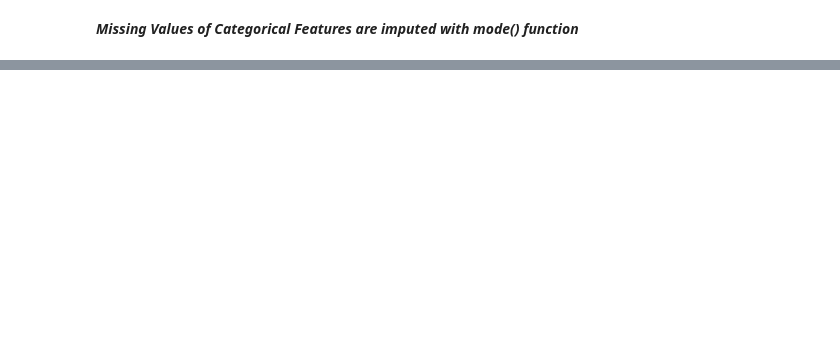
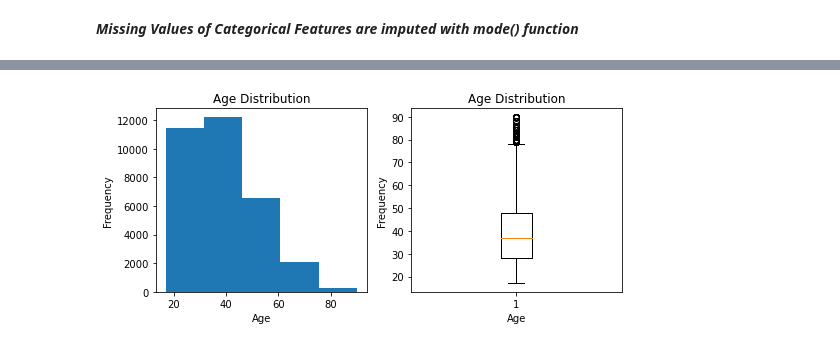
Before and after one commit to wiznikvibe/mlpractical, a Jupyter notebook: classification_models.ipynb, the cells around one changed output, grey strips where cells are left out. Cells and saved outputs as stored; diff of their text form; code cells hidden in the pictures; blank space fills up the shorter version.

```diff
--- a/classification_models.ipynb
+++ b/classification_models.ipynb
@@ -59,3 +59,7 @@ Data columns (total 15 columns):
 dtypes: int64(6), object(9)
 memory usage: 3.7+ MB
 ==================================================
+# %%
+# Categorical Features
+categorical_columns = [column for column in df.columns if df[column].dtype == 'O']
+categorical_columns
@@ -85,13 +110,3 @@ dtype: object
 ==================================================
 # %% [markdown]
 ***Features with Missing Values - workclass, occupation, native_country which are categorical features.***
-# %%
-print("""Missing Values Information """)
-
-# features = []
-for i in df.columns:
-    if df[i].isnull().sum() != 0:
-        # features.append(i)
-        print(f"{i}: {round(((df[i].isnull().sum()/len(df))*100),2)}%\n")
-
-        df[i] = df[i].fillna(df[i].mode()[0])
@@ -105,2 +113,12 @@ native_country: 1.79%
 # %% [markdown]
 ***Missing Values of Categorical Features are imputed with mode() function***
+# %%
+print("""Missing Values Information """)
+
+# features = []
+for i in categorical_columns:
+    if df[i].isnull().sum() != 0:
+        # features.append(i)
+        print(f"{i}: {round(((df[i].isnull().sum()/len(df))*100),2)}%\n")
+
+        df[i] = df[i].fillna(df[i].mode()[0])
@@ -106,0 +137,15 @@ native_country: 1.79%
+# %%
+plt.subplot(1,2,1)
+plt.hist(df['age'],histtype='bar',bins=)
+plt.xlabel('Age')
+plt.ylabel('Frequency')
+plt.title('Age Distribution')
+
+plt.subplot(1,2,2)
+plt.boxplot(df['age'])
+plt.xlabel('Age')
+plt.ylabel('Frequency')
+plt.title('Age Distribution')
+plt.show()
+# %% [output]
+[figure, added]
```
Also changed, not shown: parts of 14 cells of this notebook.
